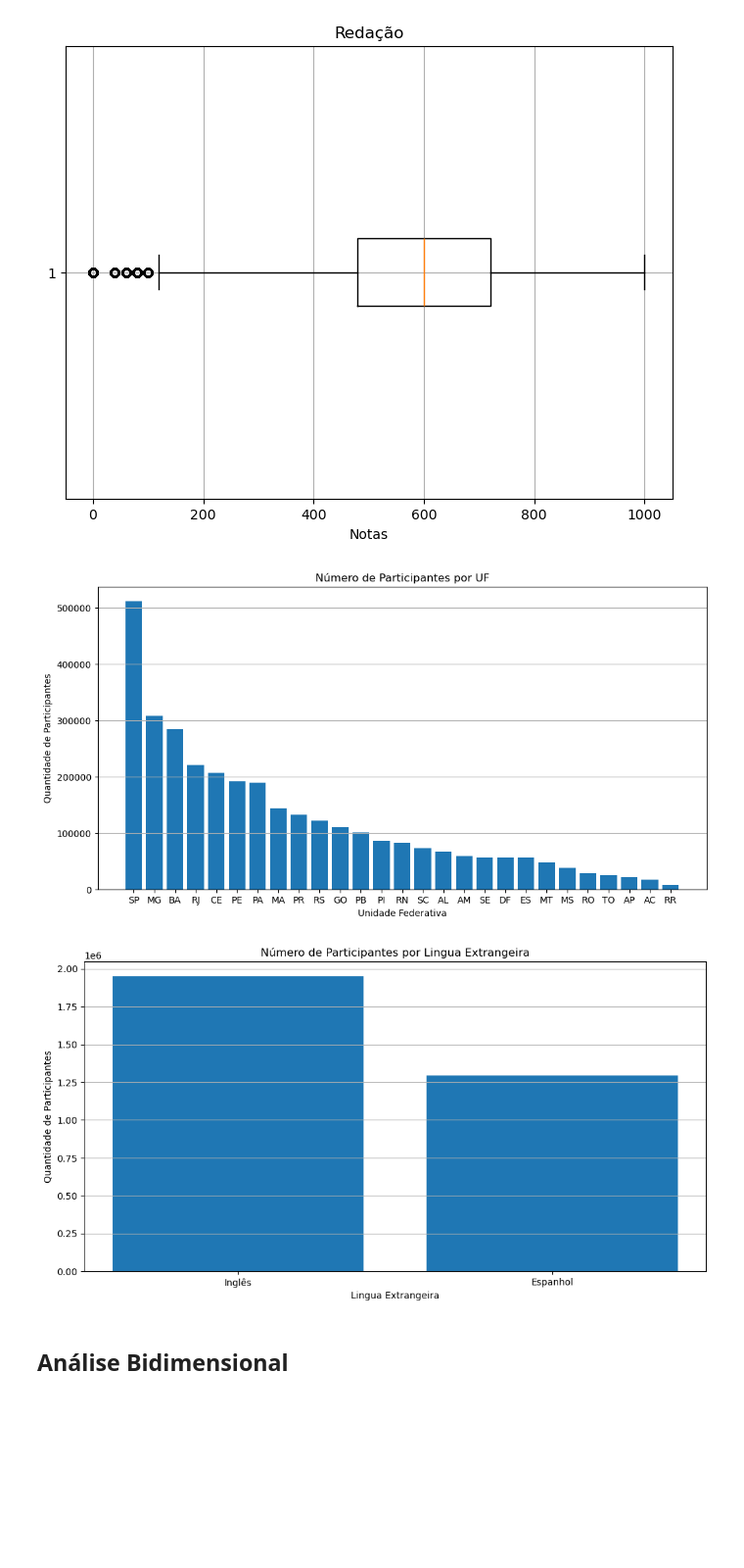
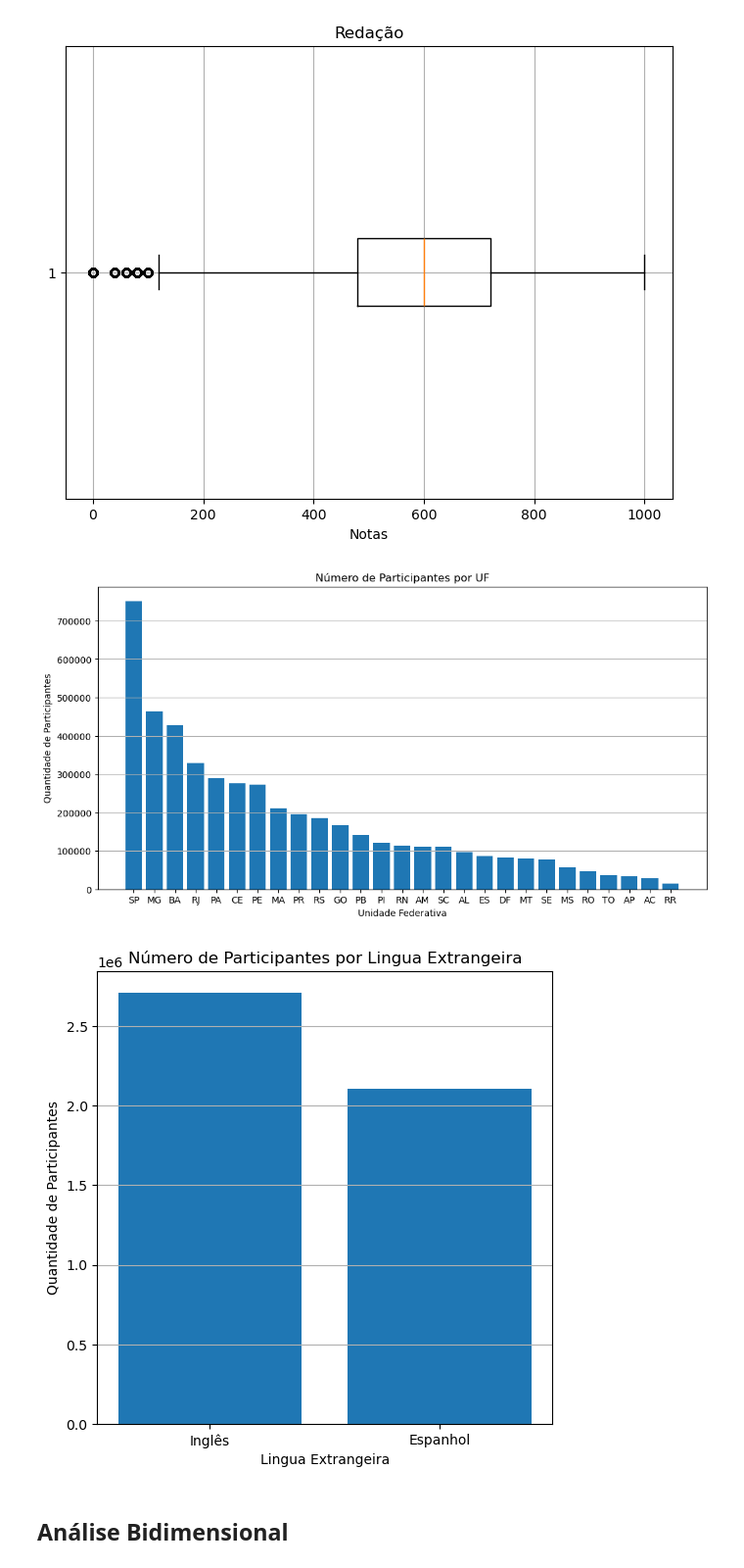
Before and after one commit to Machine-Learning-AV2/Pipeline_MachineLearning_AV2, a Jupyter notebook: analise_exploratoria.ipynb, the cells around one changed output. Shown at 98% size. Saved outputs shown, nothing was run; the diff lists cells and outputs as text; code cells hidden in the pictures; blank space fills up the shorter version.

Commit message:
Ajustes base de dados RESULTADOS

```diff
--- a/analise_exploratoria.ipynb
+++ b/analise_exploratoria.ipynb
@@ -130,7 +129,8 @@ ibge_para_uf = {
     50: 'MS', 51: 'MT', 52: 'GO', 53: 'DF'
 }
 
-uf = dados_limpos[:, 0]
+# Todos os participantes possuem a categoria preenchida
+uf = dados[:, 0]
 uf = np.vectorize(lambda c: ibge_para_uf.get(int(c)))(uf)
 
 estados, contagens = np.unique(uf, return_counts=True)
@@ -150,30 +150,31 @@ plt.grid(axis='y')
 
 plt.show()
 # %% [output]
-[figure, old version]
+[figure, new version]
 # %%
 bi_para_lingua = {0: 'Inglês', 1: 'Espanhol'}
 
-lingua = dados_limpos[:, 5]
+# Todos os participantes possuem a categoria preenchida
+lingua = dados[:, 5]
 lingua = np.vectorize(lambda c: bi_para_lingua.get(int(c)))(lingua)
 
 lingua, contagens = np.unique(lingua, return_counts=True)
 
 indice_ordenado = np.argsort(contagens)[::-1]
 lingua = lingua[indice_ordenado]
 contagens = contagens[indice_ordenado]
 
-plt.figure(figsize=(12, 6))
+plt.figure(figsize=(6, 6))
 plt.bar(lingua, contagens)
 
 plt.title('Número de Participantes por Lingua Extrangeira')
 plt.xlabel('Lingua Extrangeira')
 plt.ylabel('Quantidade de Participantes')
 plt.grid(axis='y')
 
 plt.show()
 # %% [output]
-[figure, old version]
+[figure, new version]
 # %% [markdown]
 ## Análise Bidimensional
 # %%
```
Also changed, not shown: parts of 2 cells of this notebook.
